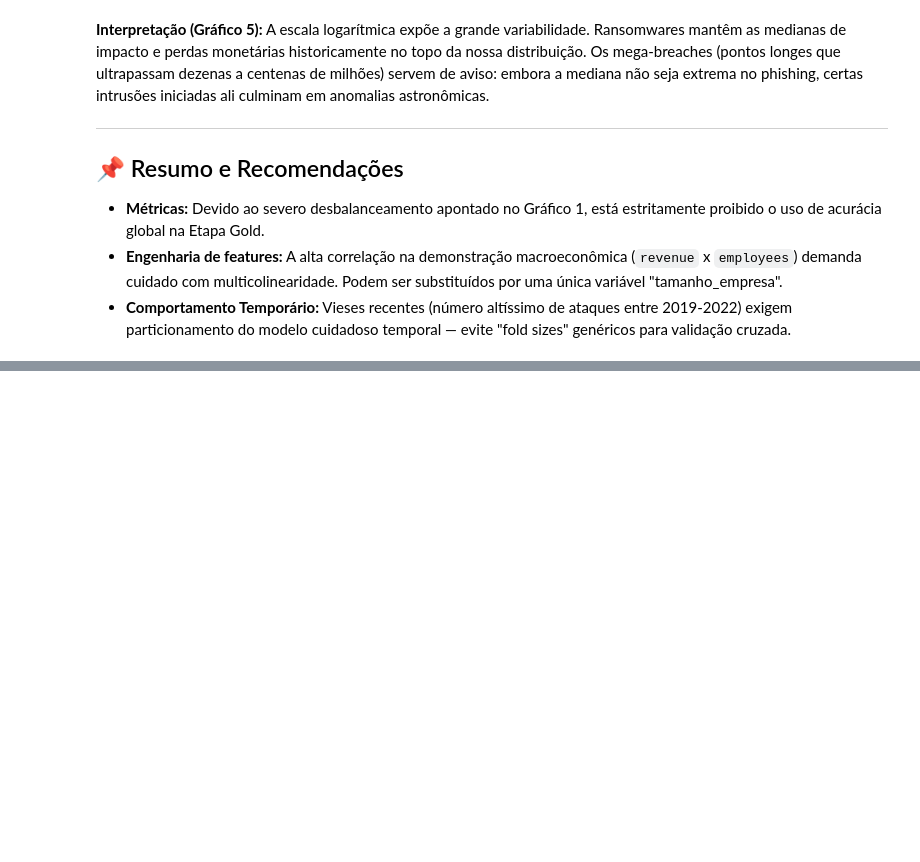
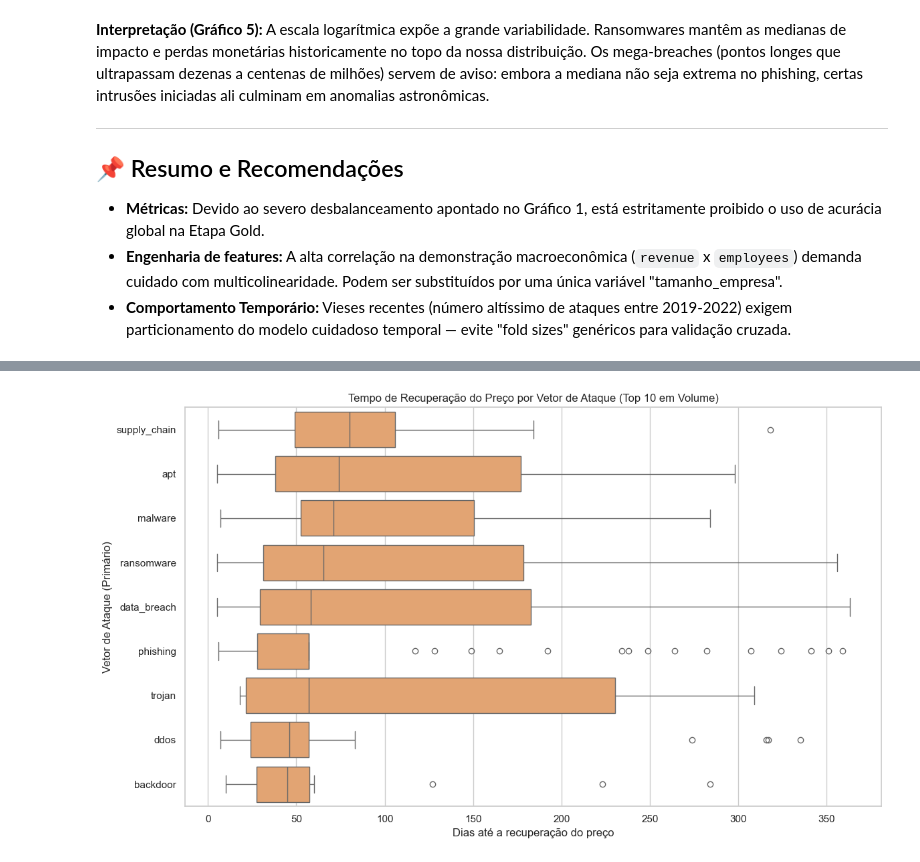
Before and after one commit to CarlosEduuu0/cybersecurity-breach-data-project, a Jupyter notebook: notebooks/eda.ipynb, the cells around one changed output, grey strips where cells are left out. Cells and saved outputs as stored; diff of their text form; code cells hidden in the pictures; blank space fills up the shorter version.

```diff
--- a/notebooks/eda.ipynb
+++ b/notebooks/eda.ipynb
@@ -217,0 +261,37 @@ A escala logarítmica expõe a grande variabilidade. Ransomwares mantêm as medi
+# %%
+# Célula 8 — Gráfico 6
+
+if df_market is None:
+    print("Dataset market_impact_silver.parquet não encontrado; Gráfico 6 será pulado.")
+else:
+    # Join entre incidentes e impacto de mercado
+    market_join = pd.merge(
+        df_incidents[['incident_id', 'attack_vector_primary']],
+        df_market[['incident_id', 'days_to_price_recovery', 'abnormal_return_30d', 'market_cap_at_disclosure']],
+        on='incident_id',
+        how='inner'
+    )
+
+    # Foco nos vetores mais frequentes já analisados no Gráfico 2
+    market_join = market_join[market_join['attack_vector_primary'].isin(top_vectors)].copy()
+    market_join = market_join.dropna(subset=['days_to_price_recovery'])
+    market_join = market_join[market_join['days_to_price_recovery'] >= 0]
+
+    recovery_median = market_join.groupby('attack_vector_primary')['days_to_price_recovery'].median().sort_values(ascending=False)
+
+    plt.figure(figsize=(12, 7))
+    ax = sns.boxplot(
+        data=market_join,
+        y='attack_vector_primary',
+        x='days_to_price_recovery',
+        order=recovery_median.index,
+        color='#f4a261'
+    )
+
+    plt.title('Tempo de Recuperação do Preço por Vetor de Ataque (Top 10 em Volume)')
+    plt.xlabel('Dias até a recuperação do preço')
+    plt.ylabel('Vetor de Ataque (Primário)')
+    plt.tight_layout()
+    plt.show()
+# %% [output]
+[figure, added]
```
Also changed, not shown: parts of 6 cells of this notebook.
